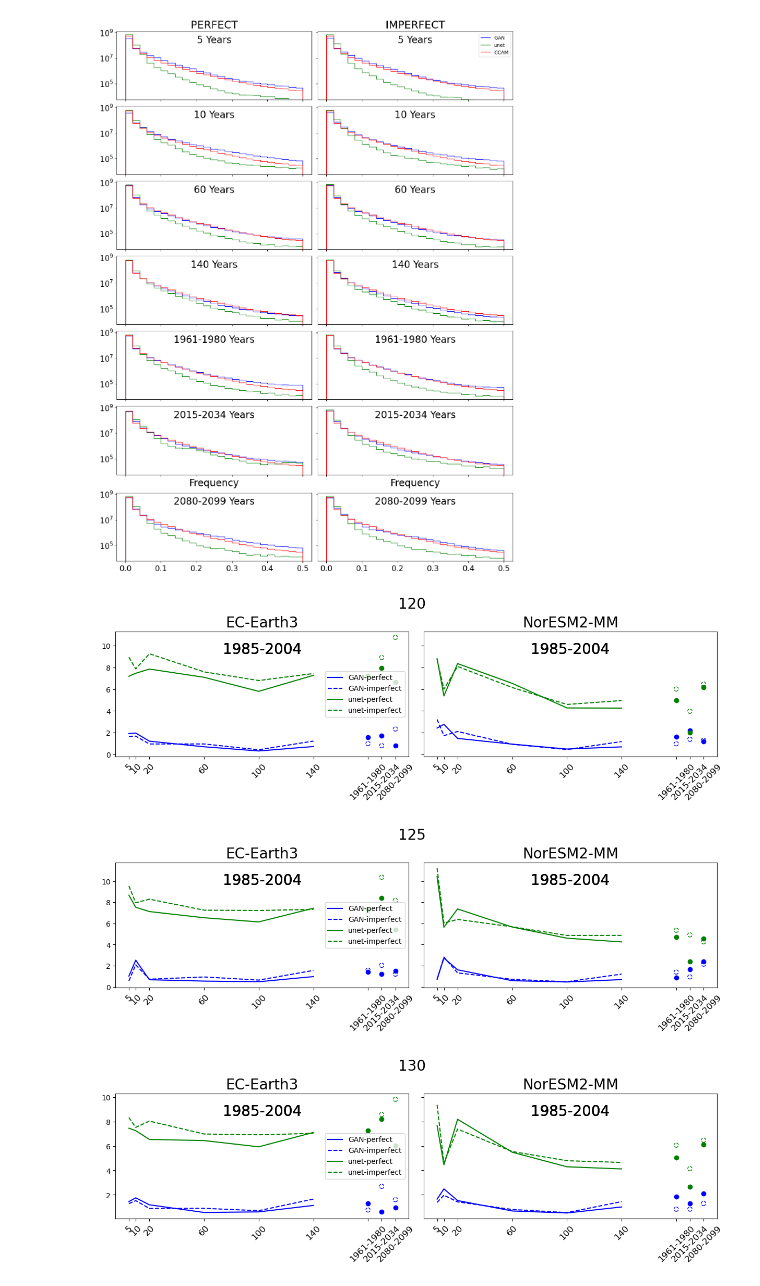
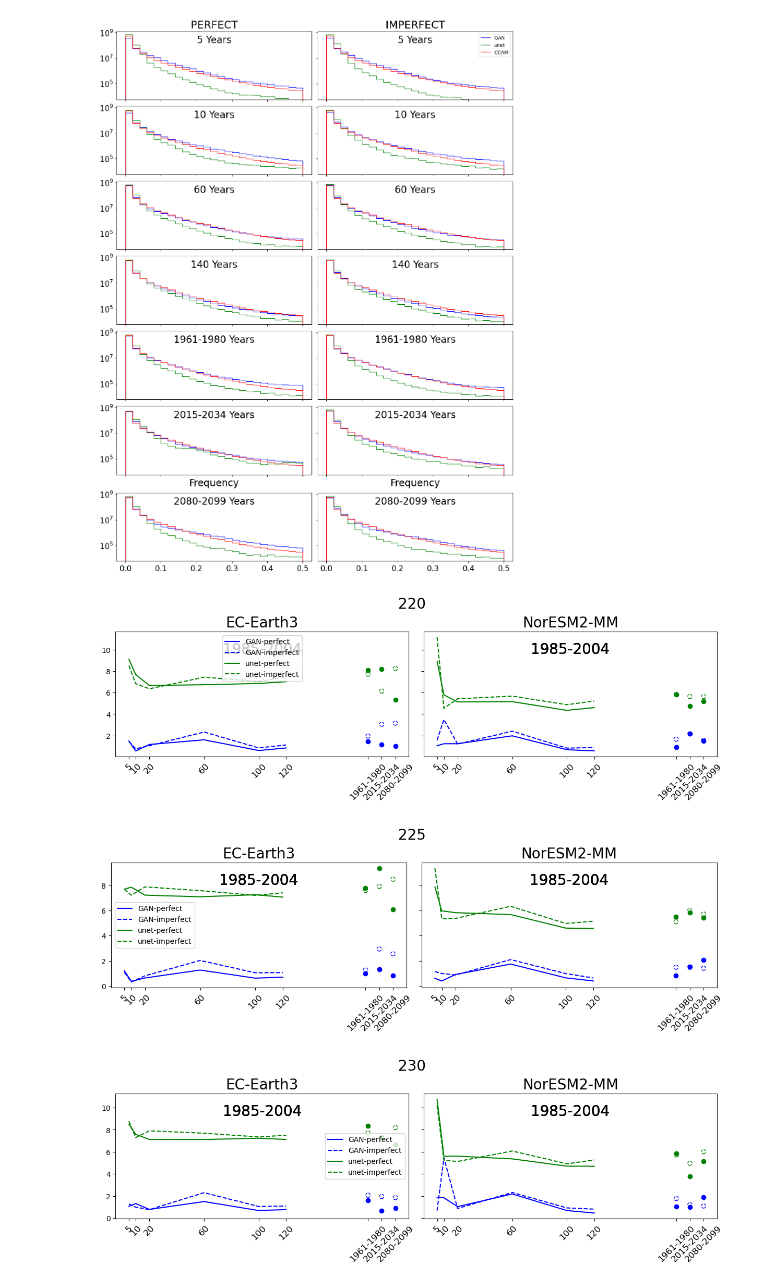
Before and after one commit to lauraqueen411/ML_emulator_temporal_sampling_experiments, a Jupyter notebook: plotting/Figure_4-PSD.ipynb, the cells around one changed output. Drawn from its saved outputs; the diff is of its cells as text; code cells hidden in the pictures.

```diff
--- a/plotting/Figure_4-PSD.ipynb
+++ b/plotting/Figure_4-PSD.ipynb
@@ -109,13 +233,15 @@ colors = {'GAN':'blue','unet':'green'}
 
 start,end,metric = ('1985','2004','rx1d')
 
-for epoch in [120,125,130]:
+epochs = [220,225,230]
+
+df = get_ralsd_df(start,end,metric,epochs)
+df_n = df[~df['sample_n'].isin(['1961-1980','2015-2034','2080-2099'])]
+df_20 = df[df['sample_n'].isin(['1961-1980','2015-2034','2080-2099'])]
+
+for epoch in epochs:
 
     fig,axs = plt.subplots(1,2,figsize=(12,4),sharey=True,sharex=True,layout='constrained')
-
-    df = get_ralsd_df(start,end,metric)
-    df_n = df[~df['sample_n'].isin(['1961-1980','2015-2034','2080-2099'])]
-    df_20 = df[df['sample_n'].isin(['1961-1980','2015-2034','2080-2099'])]
 
     for j,gcm in enumerate(['EC-Earth3','NorESM2-MM']):
 
@@ -123,33 +249,33 @@ for epoch in [120,125,130]:
 
             for framework in ['perfect','imperfect']:
 
                 current_df = (df[(df['ml_type']==ml_type) & (df['framework']==framework) & (df['GCM']==gcm) & (df['epoch']==epoch)])
 
                 # n-samplings
                 df_n = current_df[~current_df['sample_n'].isin(['1961-1980','2015-2034','2080-2099'])]
                 vals = df_n['ralsd']
                 x_n = df_n['sample_n']
 
                 axs[j].plot([int(v) for v in x_n],vals,color='blue' if ml_type == 'GAN' else 'green',linestyle = '-' if framework=='perfect' else '--',label=f'{ml_type}-{framework}')
 
                 # 20-yr samplings
                 df_20 = current_df[current_df['sample_n'].isin(['1961-1980','2015-2034','2080-2099'])]
                 vals = df_20['ralsd']
                 x_20 = df_20['sample_n']
 
                 axs[j].scatter([180,190,200],vals,facecolors='none' if framework == 'imperfect' else colors[ml_type],edgecolors=colors[ml_type],linestyle = '-' if framework=='perfect' else '--')
 
                 axs[j].set_xticks([int(v) for v in x_n] + [180,190,200],labels=x_n.values.tolist() + x_20.values.tolist(),fontsize=12,rotation=45)
 
 
                 axs[j].set_title(gcm,fontsize=20)
 
                 axs[j].text(0.5,0.8,f'{start}-{end}', transform=axs[j].transAxes,ha='center', va='bottom', fontsize=20)
 
 
     axs[0].legend()
     plt.suptitle(f'{epoch}',fontsize=20)
 # %% [output]
-[figure, old version]
+[figure, new version]
-[figure, old version]
+[figure, new version]
-[figure, old version]
+[figure, new version]
```
Also changed, not shown: parts of 8 cells of this notebook, 26 other files.
